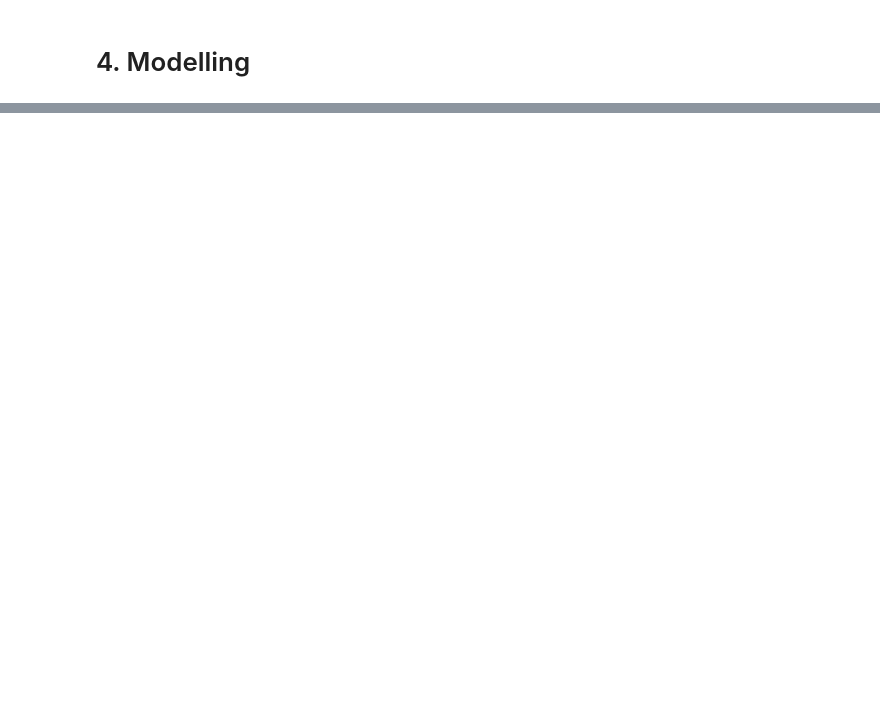
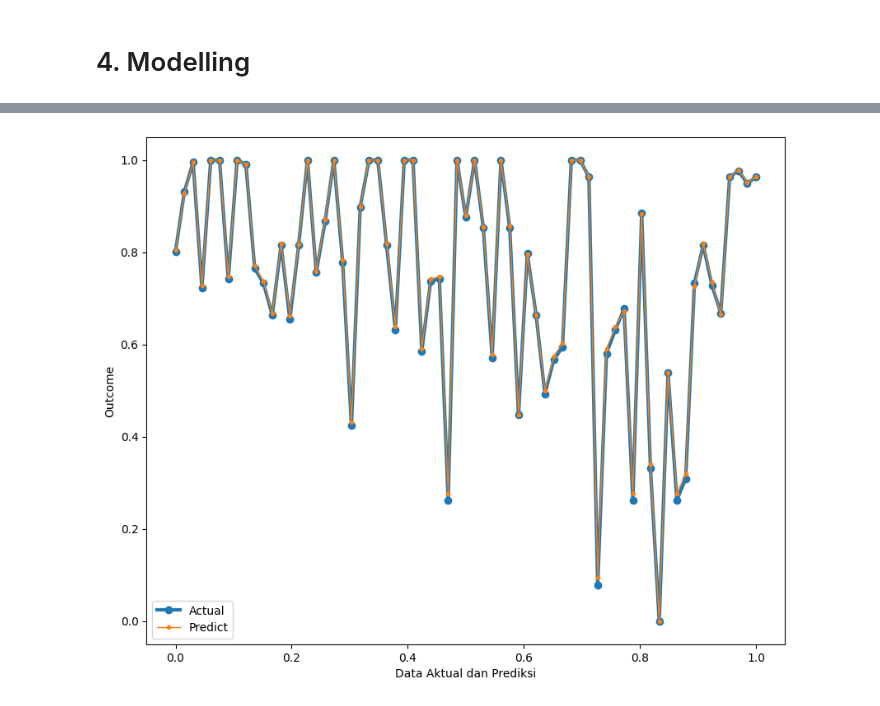
Before and after one commit to yudhaislamisulistya/non-linear-programming-ro, a Jupyter notebook: non-linear.ipynb, the cells around one changed output, grey strips where cells are left out. Cells and saved outputs as stored; diff of their text form; code cells hidden in the pictures; blank space fills up the shorter version.

```diff
--- a/non-linear.ipynb
+++ b/non-linear.ipynb
@@ -351,0 +130,26 @@ R^2 correlation = 0.9964348634418513
+# %%
+print('Initial Objective: ' + str(objective(x0))) # berfungsi untuk menampilkan nilai objek awal
+
+my_bnds = (-100, 100) # berfungsi untuk menginisialisasi nilai my_bnds
+bnds = (my_bnds, my_bnds, my_bnds, my_bnds, my_bnds, my_bnds, my_bnds, my_bnds, my_bnds) # berfungsi untuk menginisialisasi nilai bnds
+solution = minimize(objective, x0, method='SLSQP', bounds=bnds) # berfungsi untuk menghitung nilai solusi dengan metode SLSQP dan batasan bnds
+x = solution.x # berfungsi untuk menghitung nilai x
+y = calc_y(x) # berfungsi untuk menghitung nilai y prediksi
+
+
+cObjective = 'Final Objective: ' + str(objective(x)) # berfungsi untuk menghitung nilai objek akhir
+print(cObjective) # berfungsi untuk menampilkan nilai objek akhir
+
+print('Solution') # berfungsi untuk menampilkan solusi
+
+variabel = ['A', 'B', 'C', 'D', 'E', 'F', 'G', 'H', 'I'] # berfungsi untuk menginisialisasi nilai variabel
+
+for i, value in enumerate(variabel): # berfungsi untuk menghitung nilai variabel
+    print(value + ' = ' + str(x[i])) # berfungsi untuk menampilkan nilai variabel
+
+
+cFormula = "Formula is : " + "\n" \
+           + "Y = A * 1^B * 2^C * 3^D * 4^E * 5^F * 6^G * 7^H * 8^I"
+cLegend = cFormula
+
+final = pd.DataFrame({'y_true': ym, 'y_pred': y})
@@ -351,0 +169,20 @@ R^2 correlation = 0.9964348634418513
+# %%
+def MinMaxScaler(data): # berfungsi untuk menghitung nilai MinMaxScaler
+    numerator = data - np.min(data, 0) # berfungsi untuk menghitung nilai numerator
+    denominator = np.max(data, 0) - np.min(data, 0) # berfungsi untuk menghitung nilai denominator
+    return numerator / (denominator + 1e-7) # berfungsi untuk menghitung nilai MinMaxScaler
+# %%
+ym = MinMaxScaler(ym) # berfungsi untuk menghitung nilai ym
+y = MinMaxScaler(y) # berfungsi untuk menghitung nilai y
+# %%
+x = np.linspace(0, 1, 67) # berfungsi untuk menghitung nilai x
+x = x/max(x) # berfungsi untuk menghitung nilai x
+plt.figure(figsize=(10,8)) # berfungsi untuk mengatur ukuran gambar
+plt.plot(x,ym, linewidth=3.0, marker='o', label='Actual') # berfungsi untuk mengatur nilai x dan ym
+plt.plot(x,y, linewidth=1.0, marker='.', label='Predict') # berfungsi untuk mengatur nilai x dan y
+plt.legend(loc='best') # berfungsi untuk mengatur letak legenda
+plt.ylabel('Outcome') # berfungsi untuk mengatur label sumbu y
+plt.xlabel('Data Aktual dan Prediksi') # berfungsi untuk mengatur label sumbu x
+plt.show() # berfungsi untuk menampilkan gambar
+# %% [output]
+[figure, added]
```
Also changed, not shown: parts of 23 cells of this notebook.
